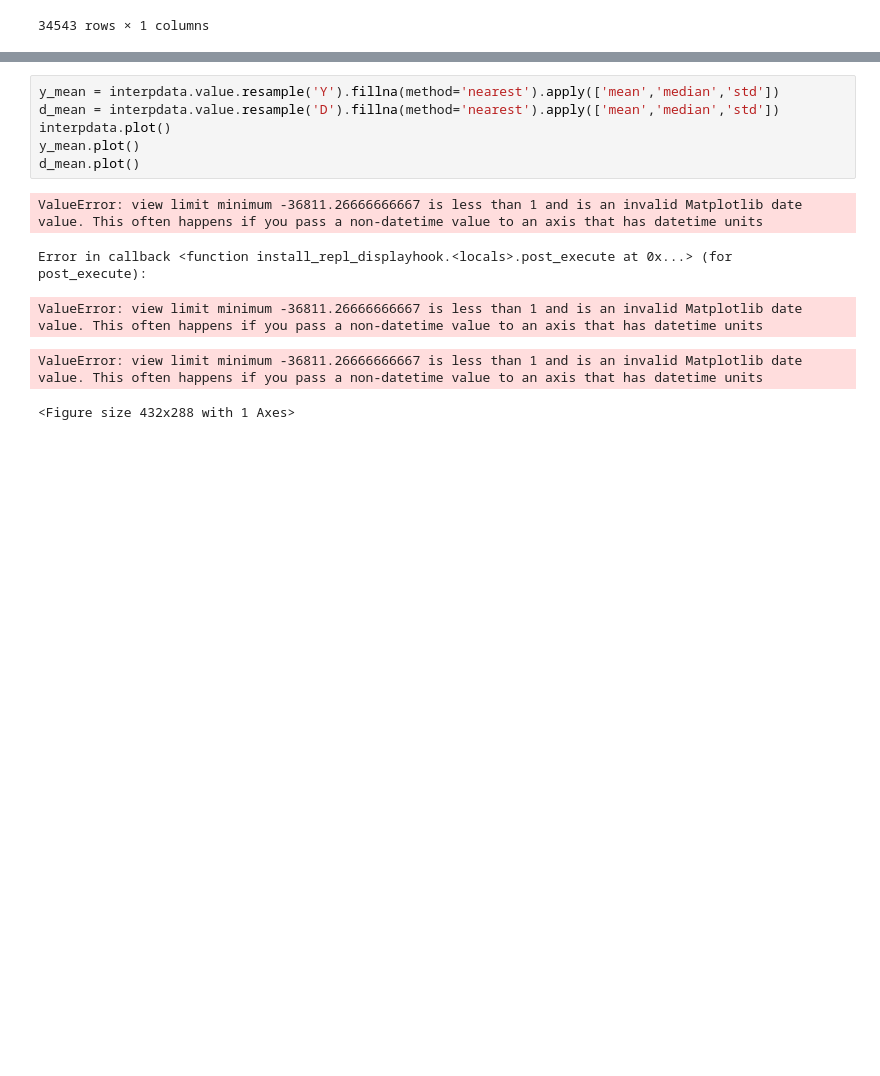
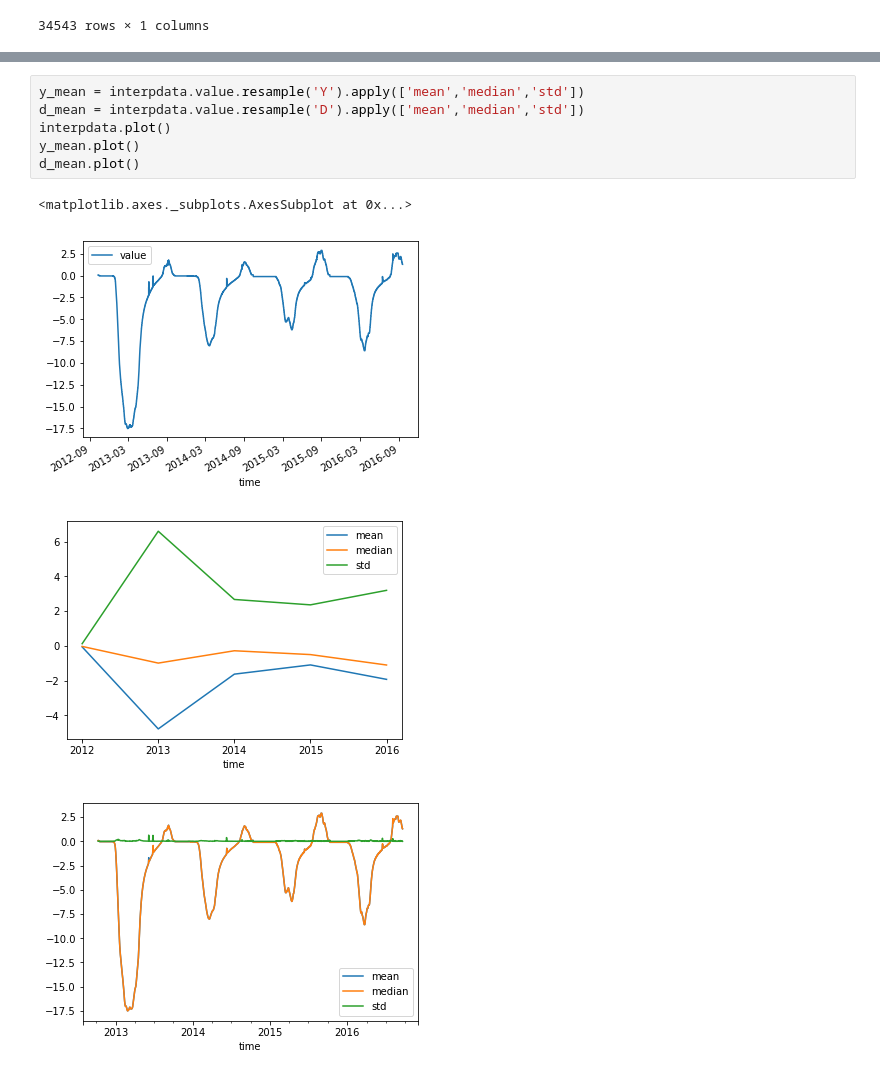
Before and after one commit to cmarmo/python4phd, a Jupyter notebook: notebooks/pandas.ipynb, the cells around one changed output, grey strips where cells are left out. Cells and saved outputs as stored; diff of their text form; blank space fills up the shorter version.

```diff
--- a/notebooks/pandas.ipynb
+++ b/notebooks/pandas.ipynb
@@ -177,12 +185,11 @@ interpdata.asfreq('1h')
 # %%
-y_mean = interpdata.value.resample('Y').fillna(method='nearest').apply(['mean','median','std'])
-d_mean = interpdata.value.resample('D').fillna(method='nearest').apply(['mean','median','std'])
+y_mean = interpdata.value.resample('Y').apply(['mean','median','std'])
+d_mean = interpdata.value.resample('D').apply(['mean','median','std'])
 interpdata.plot()
 y_mean.plot()
 d_mean.plot()
 # %% [output]
-ValueError: view limit minimum -36811.26666666667 is less than 1 and is an invalid Matplotlib date value. This often happens if you pass a non-datetime value to an axis that has datetime units
+<matplotlib.axes._subplots.AxesSubplot at 0x...>
-Error in callback <function install_repl_displayhook.<locals>.post_execute at 0x...> (for post_execute):
-ValueError: view limit minimum -36811.26666666667 is less than 1 and is an invalid Matplotlib date value. This often happens if you pass a non-datetime value to an axis that has datetime units
-ValueError: view limit minimum -36811.26666666667 is less than 1 and is an invalid Matplotlib date value. This often happens if you pass a non-datetime value to an axis that has datetime units
-<Figure size 432x288 with 1 Axes>
+[figure, added]
+[figure, added]
+[figure, added]
```
Also changed, not shown: parts of 4 cells of this notebook, 3 other files.
